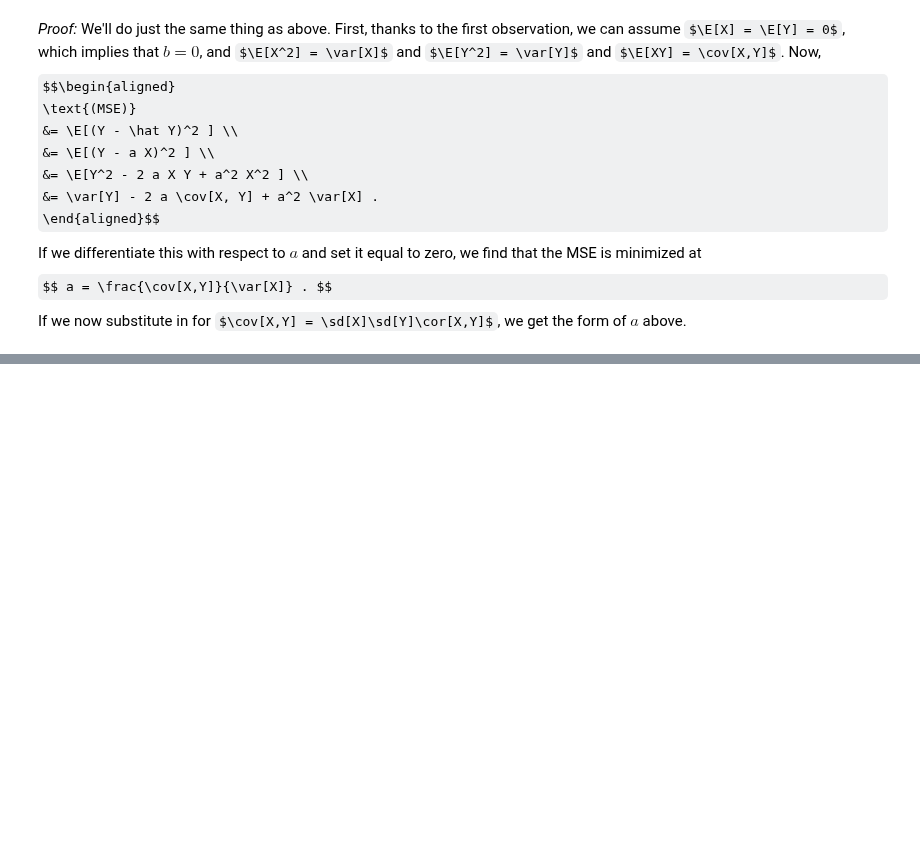
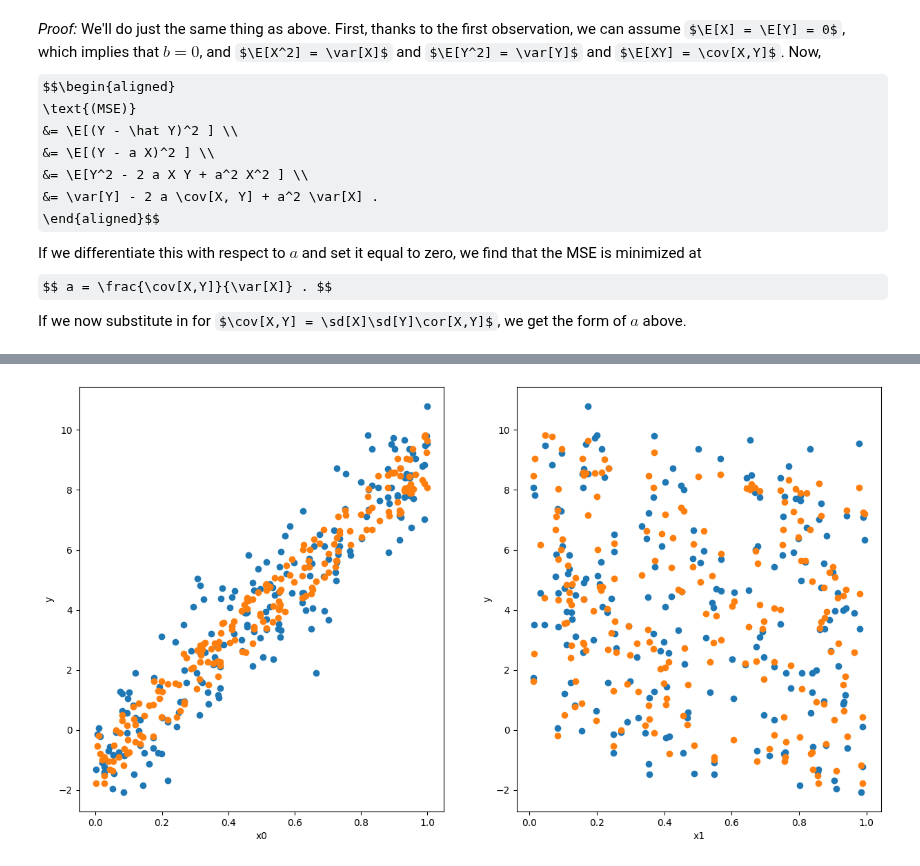
Before and after one commit to UOdsci/dsci345, a Jupyter notebook: class_material/slides/Week_07_Linear_models.ipynb, the cells around one changed output, grey strips where cells are left out. Cells and saved outputs as stored; diff of their text form; code cells hidden in the pictures; some formulas as TeX source; blank space fills up the shorter version.

```diff
--- a/class_material/slides/Week_07_Linear_models.ipynb
+++ b/class_material/slides/Week_07_Linear_models.ipynb
@@ -123,0 +356,9 @@ we get the form of $a$ above.
+# %%
+y_hat = line_reg.predict(x)
+
+fig, (ax1, ax2) = plt.subplots(1, 2)
+ax1.scatter(x[:,0], y); ax1.set_xlabel(f"x0"); ax1.set_ylabel("y")
+ax2.scatter(x[:,1], y); ax2.set_xlabel(f"x1"); ax2.set_ylabel("y")
+ax1.scatter(x[:,0], y_hat); ax2.scatter(x[:,1], y_hat);
+# %% [output]
+[figure, added]
```
Also changed, not shown: parts of 25 cells of this notebook, 3 other files.
